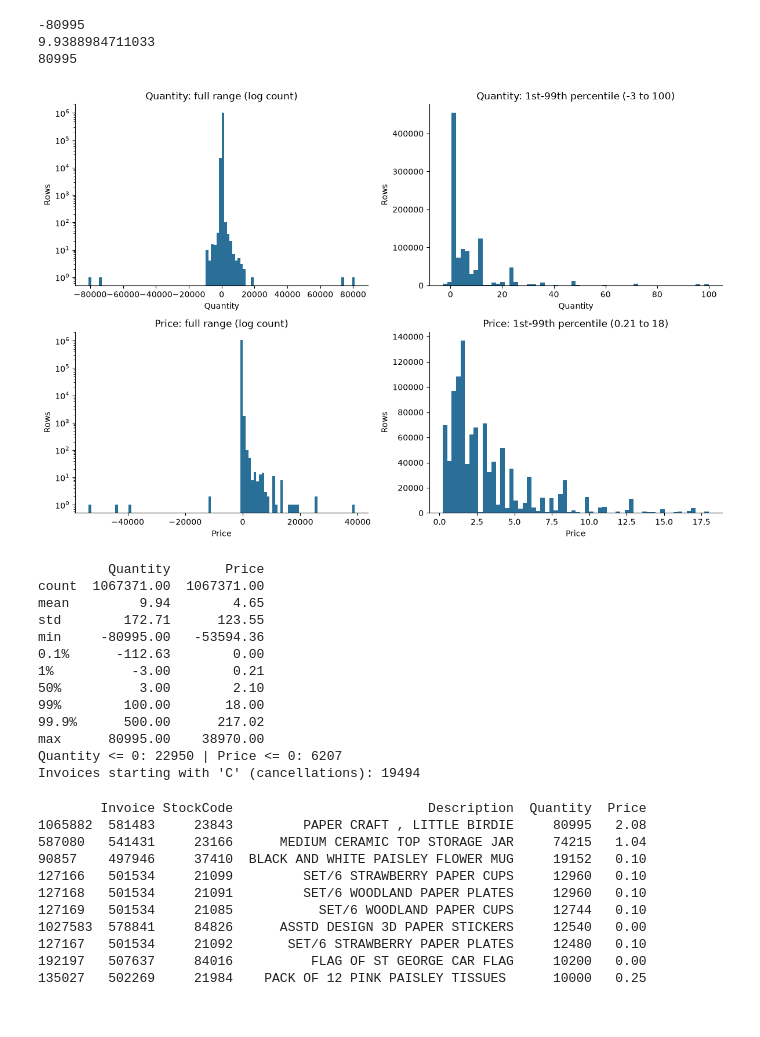
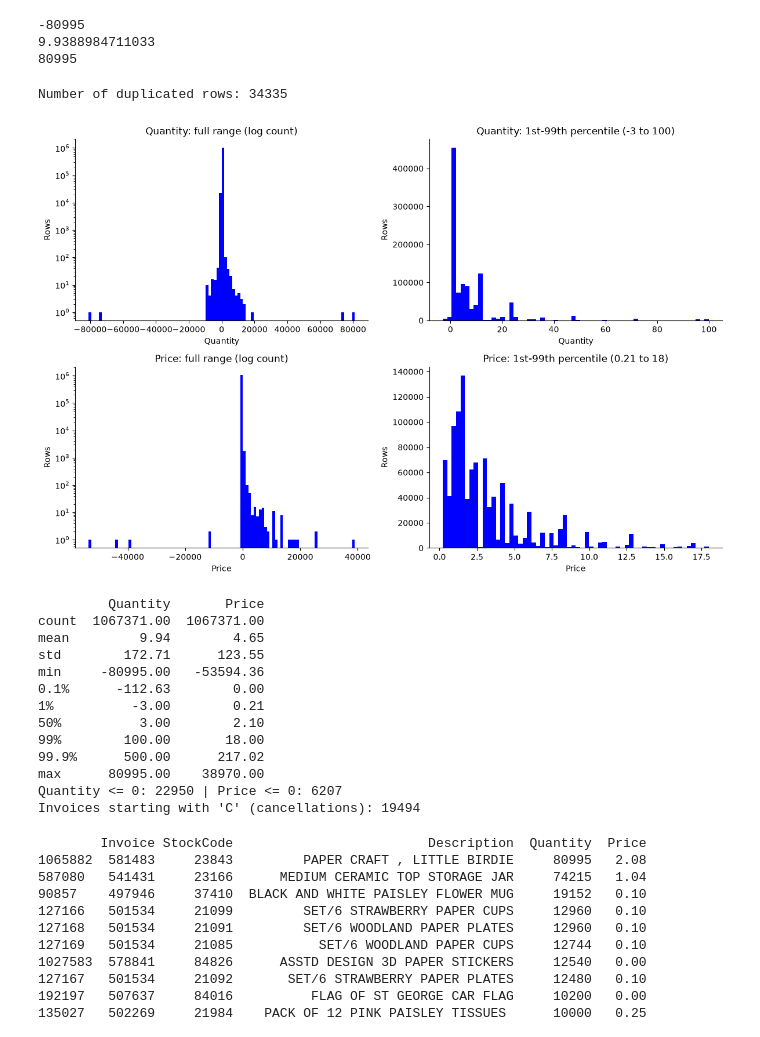
Before and after one commit to chua0332/marketing_datasets_EDA, a Jupyter notebook: online_retail_EDA.ipynb, the cells around one changed output. Saved outputs shown, nothing was run; the diff lists cells and outputs as text; code cells hidden in the pictures.

Commit message:
update online retail EDA notebook

```diff
--- a/online_retail_EDA.ipynb
+++ b/online_retail_EDA.ipynb
@@ -36,37 +41,41 @@ print(online_retail_df['Quantity'].max())
 -80995
 9.9388984711033
 80995
+# %%
+print(f'Number of duplicated rows: {online_retail_df.duplicated().sum()}')
+# %% [output]
+Number of duplicated rows: 34335
 # %%
-color = "#2a6f97"  # single hue, one variable per panel
+color = "blue"  # single hue, one variable per panel
 fig, axes = plt.subplots(2, 2, figsize=(12, 8))
 
 for row, col in enumerate(["Quantity", "Price"]):
     s = online_retail_df[col].dropna()
     lo, hi = s.quantile([0.01, 0.99])
 
     # Full range, log-scaled counts so the rare extremes stay visible
     axes[row, 0].hist(s, bins=100, color=color)
     axes[row, 0].set_yscale("log")
     axes[row, 0].set_title(f"{col}: full range (log count)")
 
     # Zoomed to the 1st-99th percentile to see the bulk of the data
     axes[row, 1].hist(s[s.between(lo, hi)], bins=60, color=color)
     axes[row, 1].set_title(f"{col}: 1st-99th percentile ({lo:g} to {hi:g})")
 
     for ax in axes[row]:
         ax.set_xlabel(col)
         ax.set_ylabel("Rows")
         ax.spines[["top", "right"]].set_visible(False)
 
 plt.tight_layout()
 plt.show()
 
 # Numbers to back up the plots
 print(online_retail_df[["Quantity", "Price"]].describe(percentiles=[.001, .01, .5, .99, .999]).round(2))
 print("Quantity <= 0:", (online_retail_df.Quantity <= 0).sum(), "| Price <= 0:", (online_retail_df.Price <= 0).sum())
 print("Invoices starting with 'C' (cancellations):", online_retail_df.Invoice.astype(str).str.startswith("C").sum())
 # %% [output]
-[figure, old version]
+[figure, new version]
          Quantity       Price
 count  1067371.00  1067371.00
 mean         9.94        4.65
```
Also changed, not shown: parts of 4 cells of this notebook.
